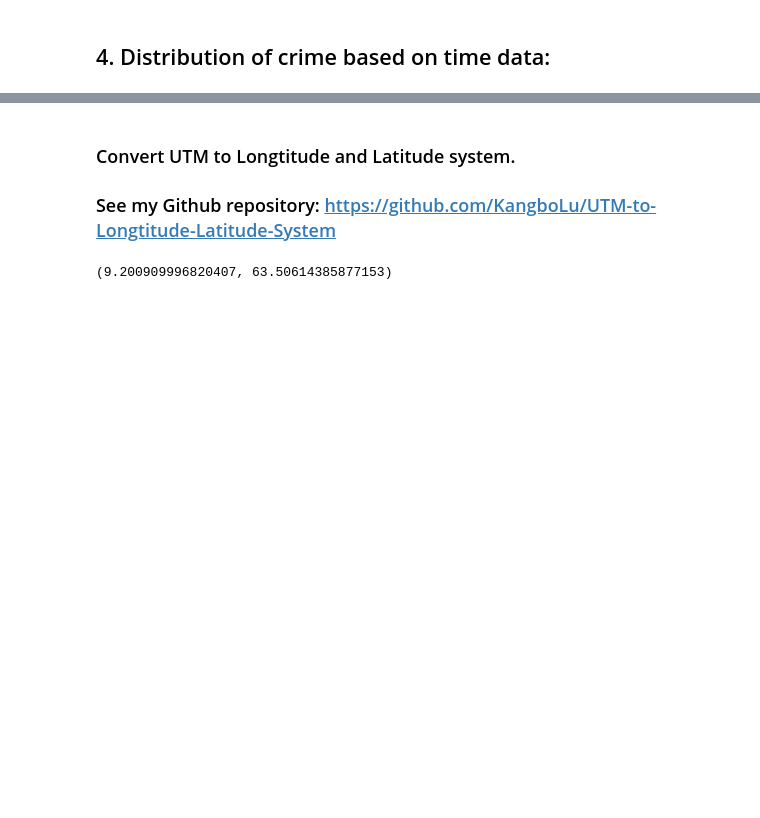
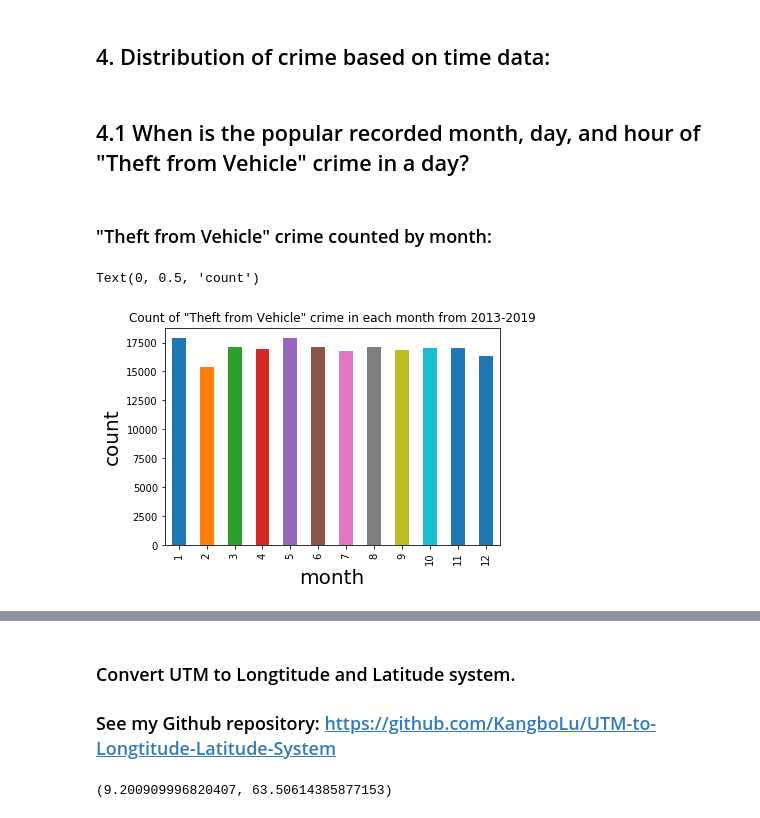
Before and after one commit to KangboLu/Exploratory-Analysis-of-Vancouver-Crimes, a Jupyter notebook: Exploratory Analysis of Vancouver Crime Data .ipynb, the cells around one changed output, grey strips where cells are left out. Cells and saved outputs as stored; diff of their text form; code cells hidden in the pictures; blank space fills up the shorter version.

```diff
--- a/Exploratory Analysis of Vancouver Crime Data .ipynb
+++ b/Exploratory Analysis of Vancouver Crime Data .ipynb
@@ -172,2 +153,15 @@ plt.show()
 # %% [markdown]
 ## 4. Distribution of crime based on time data:
+# %% [markdown]
+## 4.1 When is the popular recorded month, day, and hour of "Theft from Vehicle" crime in a day?
+# %% [markdown]
+### "Theft from Vehicle" crime counted by month:
+# %%
+# gather monthly count of "Theft from Vehicle" crime in Vancouver
+nameplot = theft_from_vehicle["MONTH"].value_counts(sort=False).plot.bar(
+    title='Count of "Theft from Vehicle" crime in each month from 2013-2019')
+nameplot.set_xlabel('month',size=20)
+nameplot.set_ylabel('count',size=20)
+# %% [output]
+Text(0, 0.5, 'count')
+[figure, added]
```
Also changed, not shown: parts of 20 cells of this notebook.
